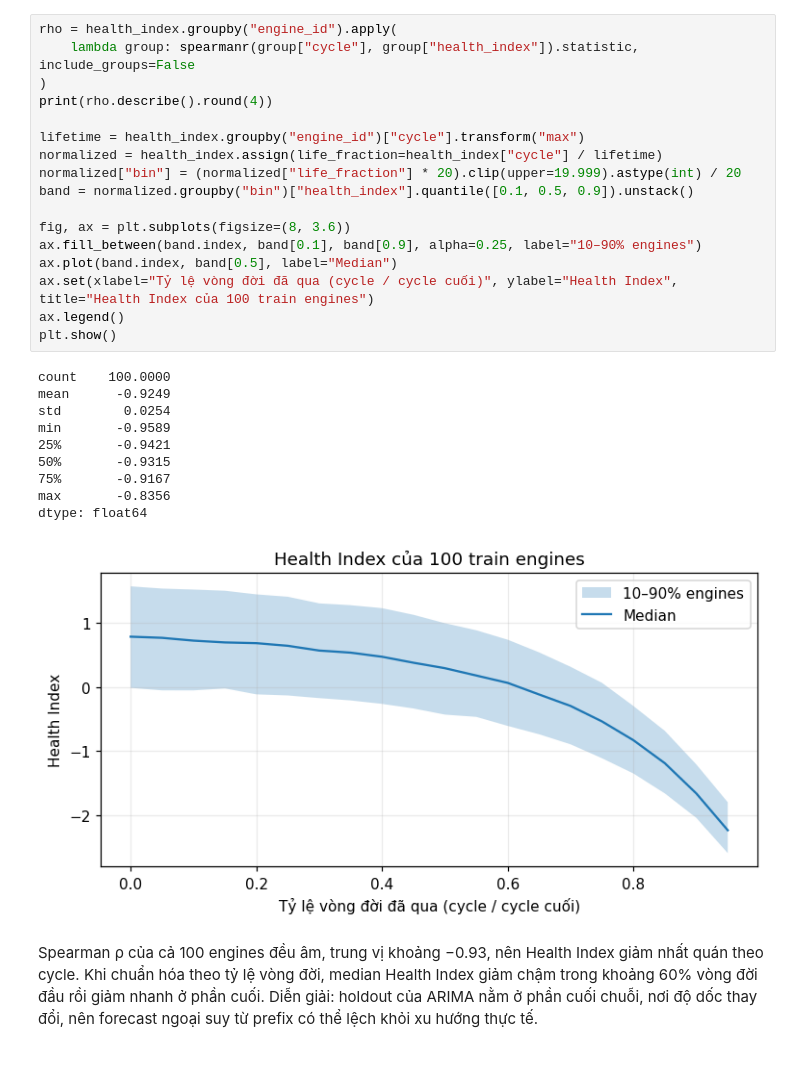
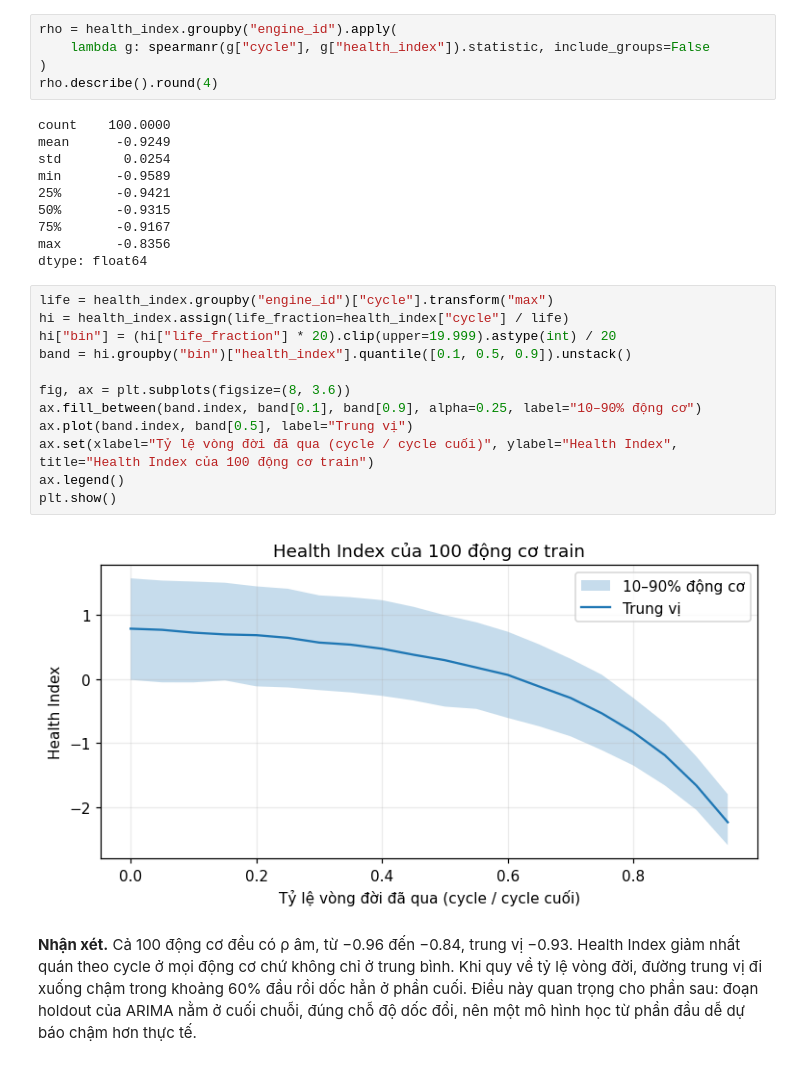
Before and after one commit to ti014/tinasa-cmapss-rul-prediction, a Jupyter notebook: notebooks/04_fd001_health_index_arima.ipynb, the cells around one changed output. Saved outputs shown, nothing was run; the diff lists cells and outputs as text.

```diff
--- a/notebooks/04_fd001_health_index_arima.ipynb
+++ b/notebooks/04_fd001_health_index_arima.ipynb
@@ -64,34 +53,35 @@ Spearman ρ giữa cycle và Health Index được tính riêng cho từng engin
+# %%
+rho = health_index.groupby("engine_id").apply(
+    lambda g: spearmanr(g["cycle"], g["health_index"]).statistic, include_groups=False
+)
+rho.describe().round(4)
+# %% [output]
+count    100.0000
+mean      -0.9249
+std        0.0254
+min       -0.9589
+25%       -0.9421
+50%       -0.9315
+75%       -0.9167
+max       -0.8356
+dtype: float64
 # %%
-rho = health_index.groupby("engine_id").apply(
-    lambda group: spearmanr(group["cycle"], group["health_index"]).statistic, include_groups=False
-)
-print(rho.describe().round(4))
-
-lifetime = health_index.groupby("engine_id")["cycle"].transform("max")
-normalized = health_index.assign(life_fraction=health_index["cycle"] / lifetime)
-normalized["bin"] = (normalized["life_fraction"] * 20).clip(upper=19.999).astype(int) / 20
-band = normalized.groupby("bin")["health_index"].quantile([0.1, 0.5, 0.9]).unstack()
+life = health_index.groupby("engine_id")["cycle"].transform("max")
+hi = health_index.assign(life_fraction=health_index["cycle"] / life)
+hi["bin"] = (hi["life_fraction"] * 20).clip(upper=19.999).astype(int) / 20
+band = hi.groupby("bin")["health_index"].quantile([0.1, 0.5, 0.9]).unstack()
 
 fig, ax = plt.subplots(figsize=(8, 3.6))
-ax.fill_between(band.index, band[0.1], band[0.9], alpha=0.25, label="10–90% engines")
-ax.plot(band.index, band[0.5], label="Median")
-ax.set(xlabel="Tỷ lệ vòng đời đã qua (cycle / cycle cuối)", ylabel="Health Index", title="Health Index của 100 train engines")
+ax.fill_between(band.index, band[0.1], band[0.9], alpha=0.25, label="10–90% động cơ")
+ax.plot(band.index, band[0.5], label="Trung vị")
+ax.set(xlabel="Tỷ lệ vòng đời đã qua (cycle / cycle cuối)", ylabel="Health Index", title="Health Index của 100 động cơ train")
 ax.legend()
 plt.show()
 # %% [output]
-count    100.0000
-mean      -0.9249
-std        0.0254
-min       -0.9589
-25%       -0.9421
-50%       -0.9315
-75%       -0.9167
-max       -0.8356
-dtype: float64
-[figure, old version]
+[figure, new version]
 # %% [markdown]
-Spearman ρ của cả 100 engines đều âm, trung vị khoảng −0.93, nên Health Index giảm
-nhất quán theo cycle. Khi chuẩn hóa theo tỷ lệ vòng đời, median Health Index giảm chậm
-trong khoảng 60% vòng đời đầu rồi giảm nhanh ở phần cuối. Diễn giải: holdout của ARIMA
-nằm ở phần cuối chuỗi, nơi độ dốc thay đổi, nên forecast ngoại suy từ prefix có thể lệch
-khỏi xu hướng thực tế.
+**Nhận xét.** Cả 100 động cơ đều có ρ âm, từ −0.96 đến −0.84, trung vị −0.93. Health Index
+giảm nhất quán theo cycle ở mọi động cơ chứ không chỉ ở trung bình. Khi quy về tỷ lệ vòng
+đời, đường trung vị đi xuống chậm trong khoảng 60% đầu rồi dốc hẳn ở phần cuối. Điều này
+quan trọng cho phần sau: đoạn holdout của ARIMA nằm ở cuối chuỗi, đúng chỗ độ dốc đổi, nên
+một mô hình học từ phần đầu dễ dự báo chậm hơn thực tế.
```
Also changed, not shown: parts of 24 cells of this notebook, 9 other files.
